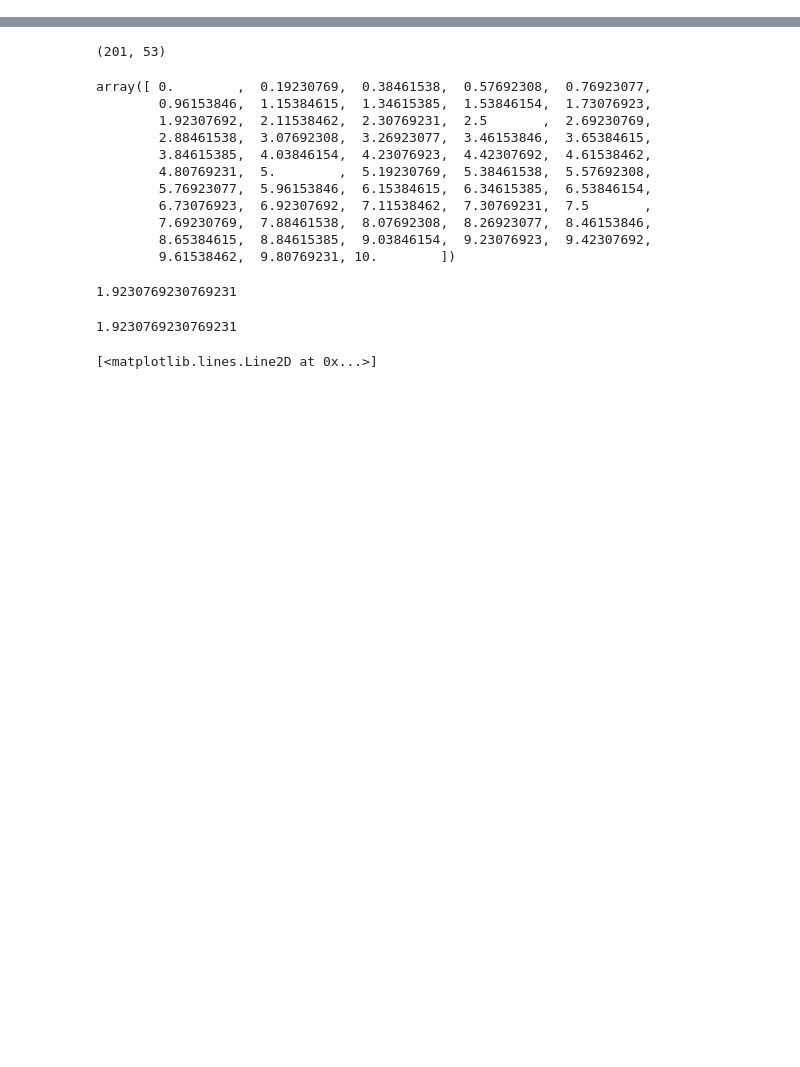
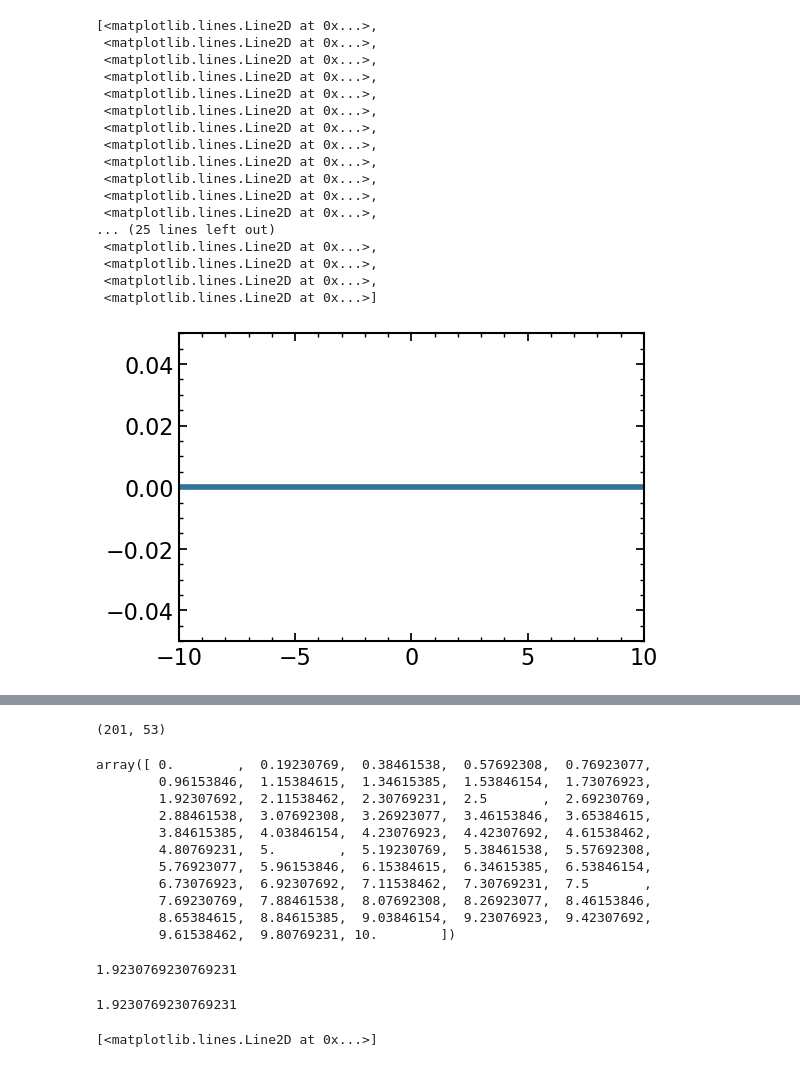
Before and after one commit to k-maslov/TMQGP, a Jupyter notebook: ipy/Quasiparticle/ConvolutionIntegral.ipynb, the cells around one changed output, grey strips where cells are left out. Cells and saved outputs as stored; diff of their text form; code cells hidden in the pictures; blank space fills up the shorter version.

```diff
--- a/ipy/Quasiparticle/ConvolutionIntegral.ipynb
+++ b/ipy/Quasiparticle/ConvolutionIntegral.ipynb
@@ -50,0 +75,21 @@ ch1 = QuarkTM.Channel(pt1, pt1, T)
+# %%
+plt.plot(ch1.erange, abs(ch1.G2) < 1e-13)
+# %% [output]
+[<matplotlib.lines.Line2D at 0x...>,
+ <matplotlib.lines.Line2D at 0x...>,
+ <matplotlib.lines.Line2D at 0x...>,
+ <matplotlib.lines.Line2D at 0x...>,
+ <matplotlib.lines.Line2D at 0x...>,
+ <matplotlib.lines.Line2D at 0x...>,
+ <matplotlib.lines.Line2D at 0x...>,
+ <matplotlib.lines.Line2D at 0x...>,
+ <matplotlib.lines.Line2D at 0x...>,
+ <matplotlib.lines.Line2D at 0x...>,
+ <matplotlib.lines.Line2D at 0x...>,
+ <matplotlib.lines.Line2D at 0x...>,
+... (25 lines left out)
+ <matplotlib.lines.Line2D at 0x...>,
+ <matplotlib.lines.Line2D at 0x...>,
+ <matplotlib.lines.Line2D at 0x...>,
+ <matplotlib.lines.Line2D at 0x...>]
+[figure, added]
```
Also changed, not shown: parts of 31 cells of this notebook, 4 other files.
